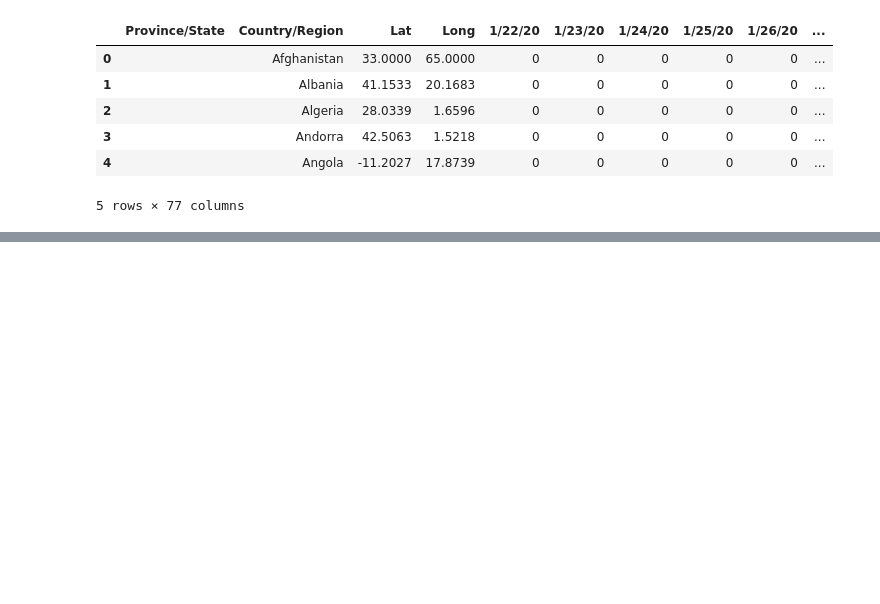
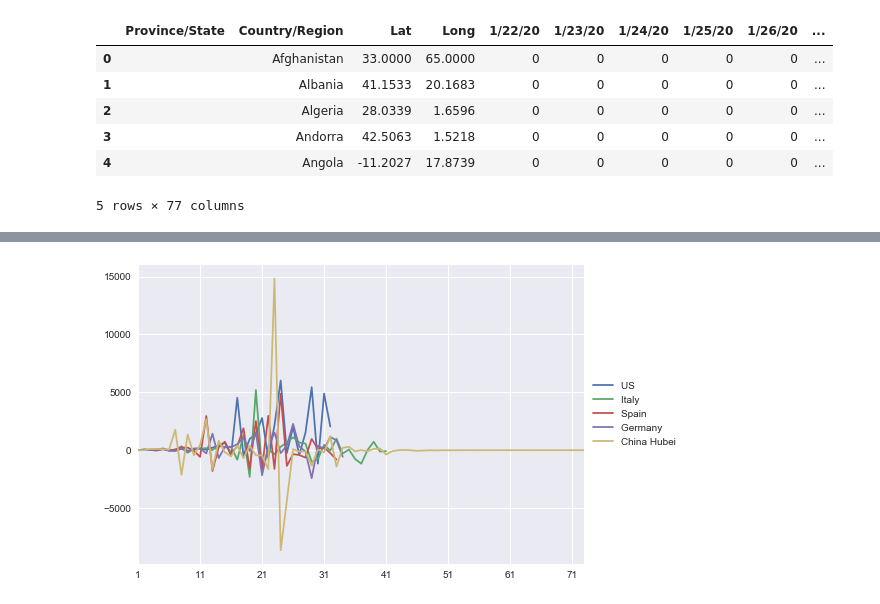
Before and after one commit to MiRoDS/DataScience_Project4, a Jupyter notebook: CapstoneProject.ipynb, the cells around one changed output, grey strips where cells are left out. Saved outputs shown, nothing was run; the diff lists cells and outputs as text; code cells hidden in the pictures; blank space fills up the shorter version.

```diff
--- a/CapstoneProject.ipynb
+++ b/CapstoneProject.ipynb
@@ -162,0 +251,6 @@ lineplot(df_growth)
+# %%
+df_2nd_derivative=derivative(df_derivative)
+# %%
+lineplot(df_2nd_derivative, 5)
+# %% [output]
+[figure, added]
```
Also changed, not shown: parts of 14 cells of this notebook.
